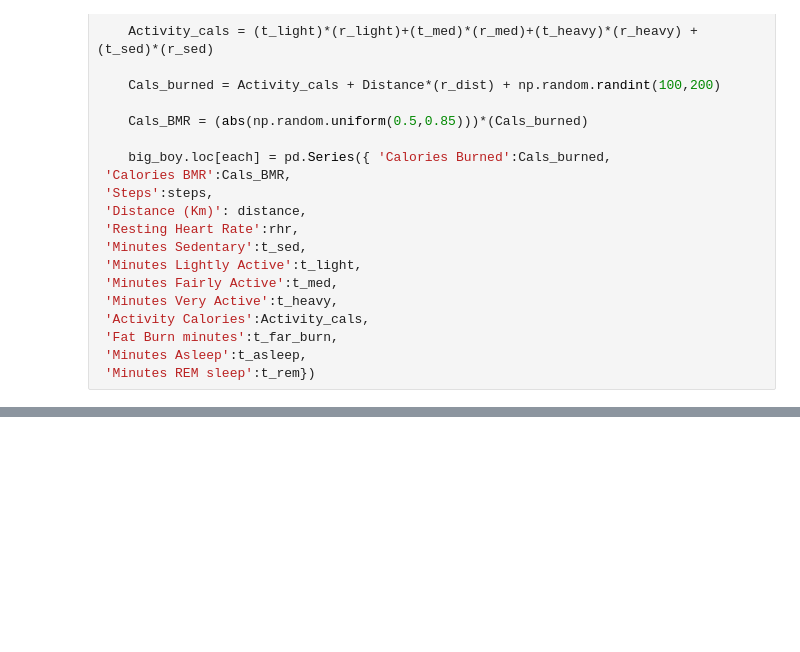
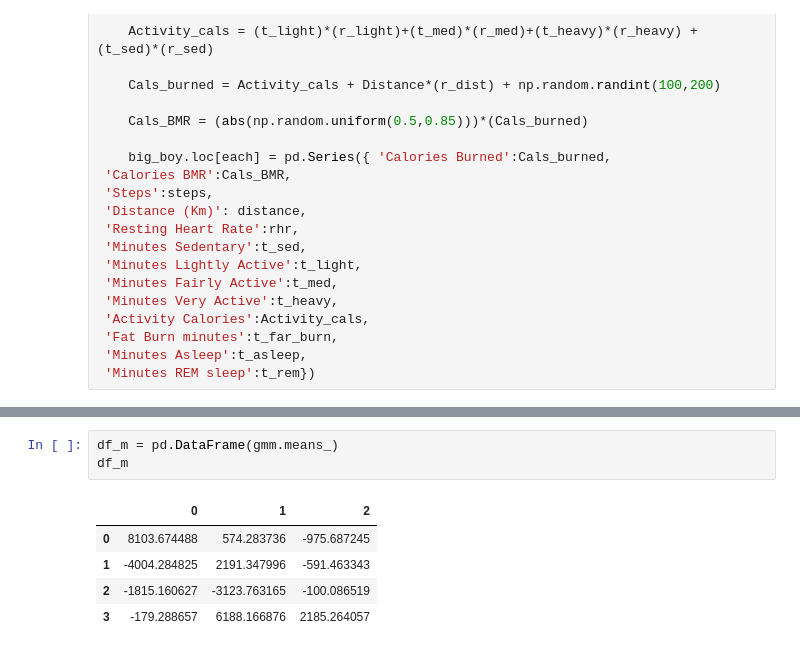
Before and after one commit to HumamShwaikh/uOttahack20, a Jupyter notebook: PythonWork/Iamagod.ipynb, the cells around one changed output, grey strips where cells are left out. Drawn from its saved outputs; the diff is of its cells as text; blank space fills up the shorter version.

```diff
--- a/PythonWork/Iamagod.ipynb
+++ b/PythonWork/Iamagod.ipynb
@@ -466,0 +485,9 @@ Text(0.5, 0, 'PC3')
+# %%
+df_m = pd.DataFrame(gmm.means_)
+df_m
+# %% [output]
+|  | 0 | 1 | 2 |
+| 0 | 8103.674488 | 574.283736 | -975.687245 |
+| 1 | -4004.284825 | 2191.347996 | -591.463343 |
+| 2 | -1815.160627 | -3123.763165 | -100.086519 |
+| 3 | -179.288657 | 6188.166876 | 2185.264057 |
```
Also changed, not shown: parts of 13 cells of this notebook, 3 other files.
